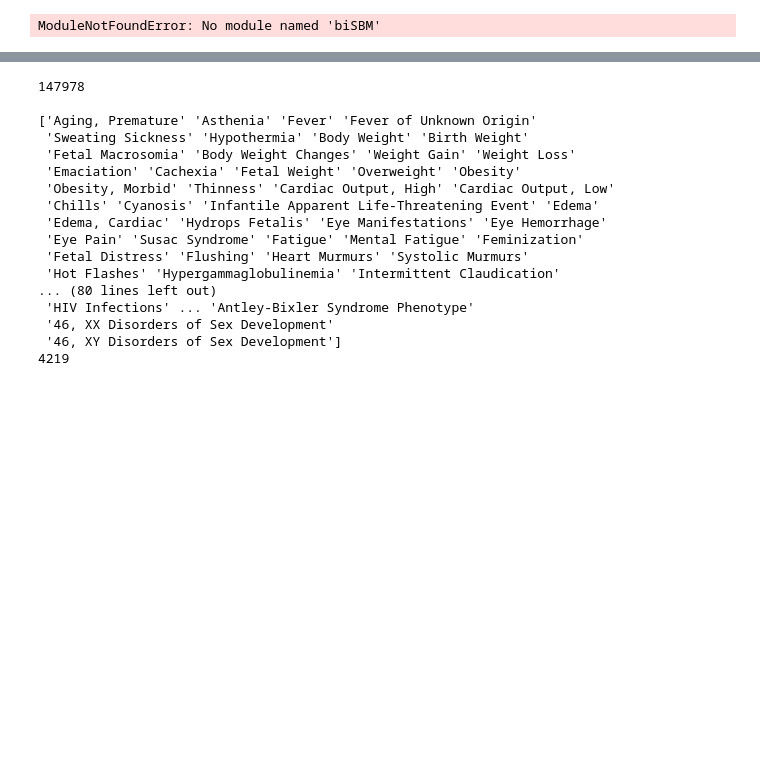
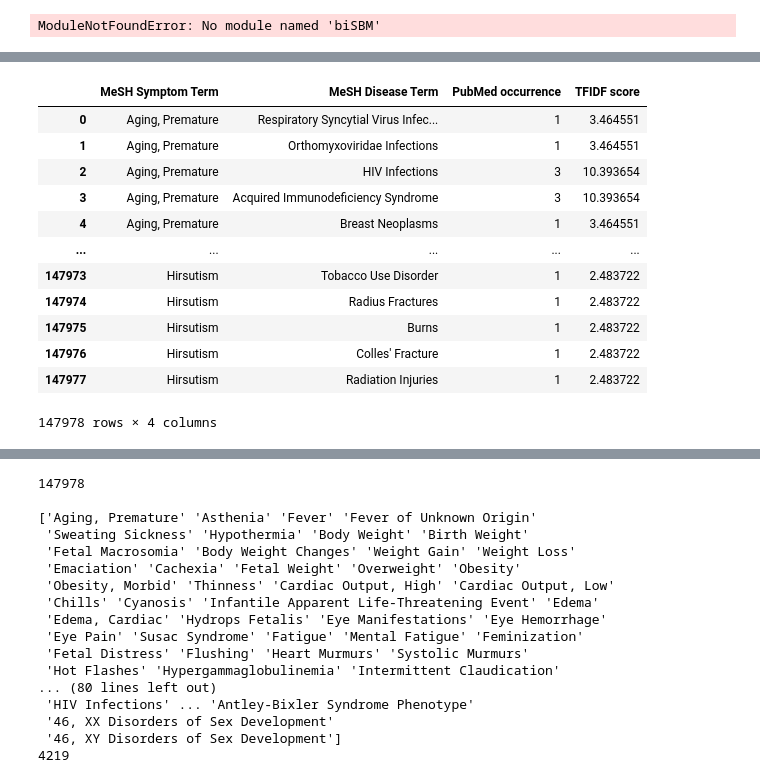
Before and after one commit to behzodcu/3352-project, a Jupyter notebook: network/3352_project.ipynb, the cells around one changed output, grey strips where cells are left out. Cells and saved outputs as stored; diff of their text form; code cells hidden in the pictures; blank space fills up the shorter version.

```diff
--- a/network/3352_project.ipynb
+++ b/network/3352_project.ipynb
@@ -114,0 +178,21 @@ def drawGz(G,z):
+# %%
+# Read in disease-symptom data
+
+fname3 = 'sup3.txt'
+
+dfHSDN = pd.read_csv(fname3, sep = '\t')
+dfHSDN
+# %% [output]
+|  | MeSH Symptom Term | MeSH Disease Term | PubMed occurrence | TFIDF score |
+| 0 | Aging, Premature | Respiratory Syncytial Virus Infec... | 1 | 3.464551 |
+| 1 | Aging, Premature | Orthomyxoviridae Infections | 1 | 3.464551 |
+| 2 | Aging, Premature | HIV Infections | 3 | 10.393654 |
+| 3 | Aging, Premature | Acquired Immunodeficiency Syndrome | 3 | 10.393654 |
+| 4 | Aging, Premature | Breast Neoplasms | 1 | 3.464551 |
+| ... | ... | ... | ... | ... |
+| 147973 | Hirsutism | Tobacco Use Disorder | 1 | 2.483722 |
+| 147974 | Hirsutism | Radius Fractures | 1 | 2.483722 |
+| 147975 | Hirsutism | Burns | 1 | 2.483722 |
+| 147976 | Hirsutism | Colles' Fracture | 1 | 2.483722 |
+| 147977 | Hirsutism | Radiation Injuries | 1 | 2.483722 |
+147978 rows × 4 columns
```
Also changed, not shown: parts of 10 cells of this notebook, 3 other files.
